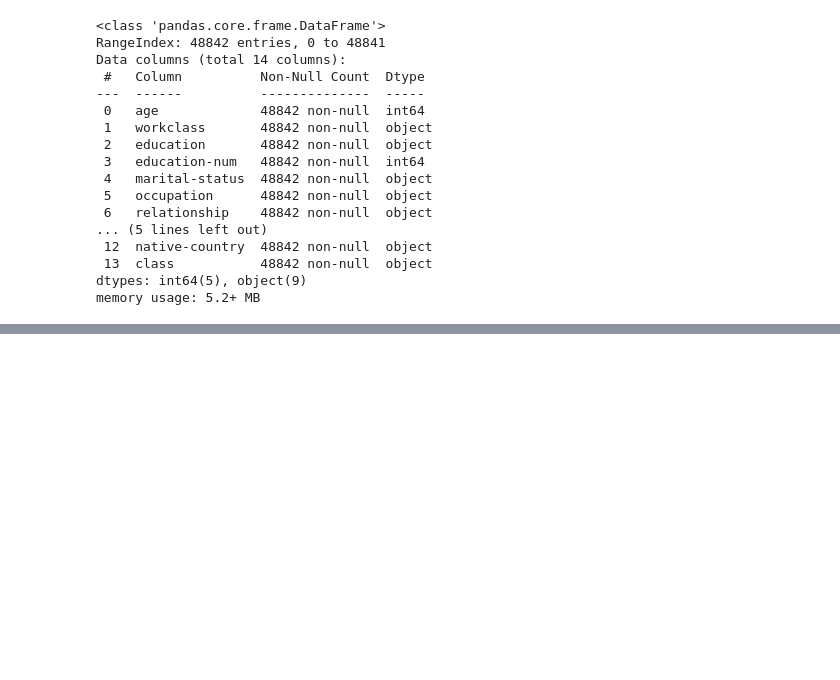
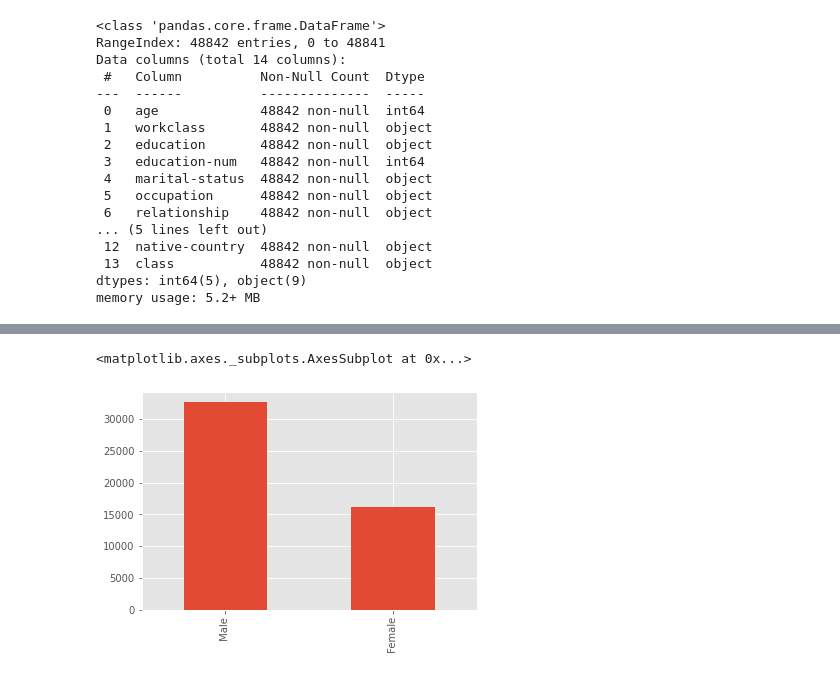
Before and after one commit to juanxo90/ML_examples, a Jupyter notebook: 03_python_tabular_data_exploration.ipynb, the cells around one changed output, grey strips where cells are left out. Saved outputs shown, nothing was run; the diff lists cells and outputs as text; code cells hidden in the pictures; blank space fills up the shorter version.

```diff
--- a/03_python_tabular_data_exploration.ipynb
+++ b/03_python_tabular_data_exploration.ipynb
@@ -66,0 +70,6 @@ plt.style.use('ggplot')
+# %%
+# for the categorical variables we can know the counts per variable
+census["sex"].value_counts().plot.bar()
+# %% [output]
+<matplotlib.axes._subplots.AxesSubplot at 0x...>
+[figure, added]
```
Also changed, not shown: parts of 9 cells of this notebook.
